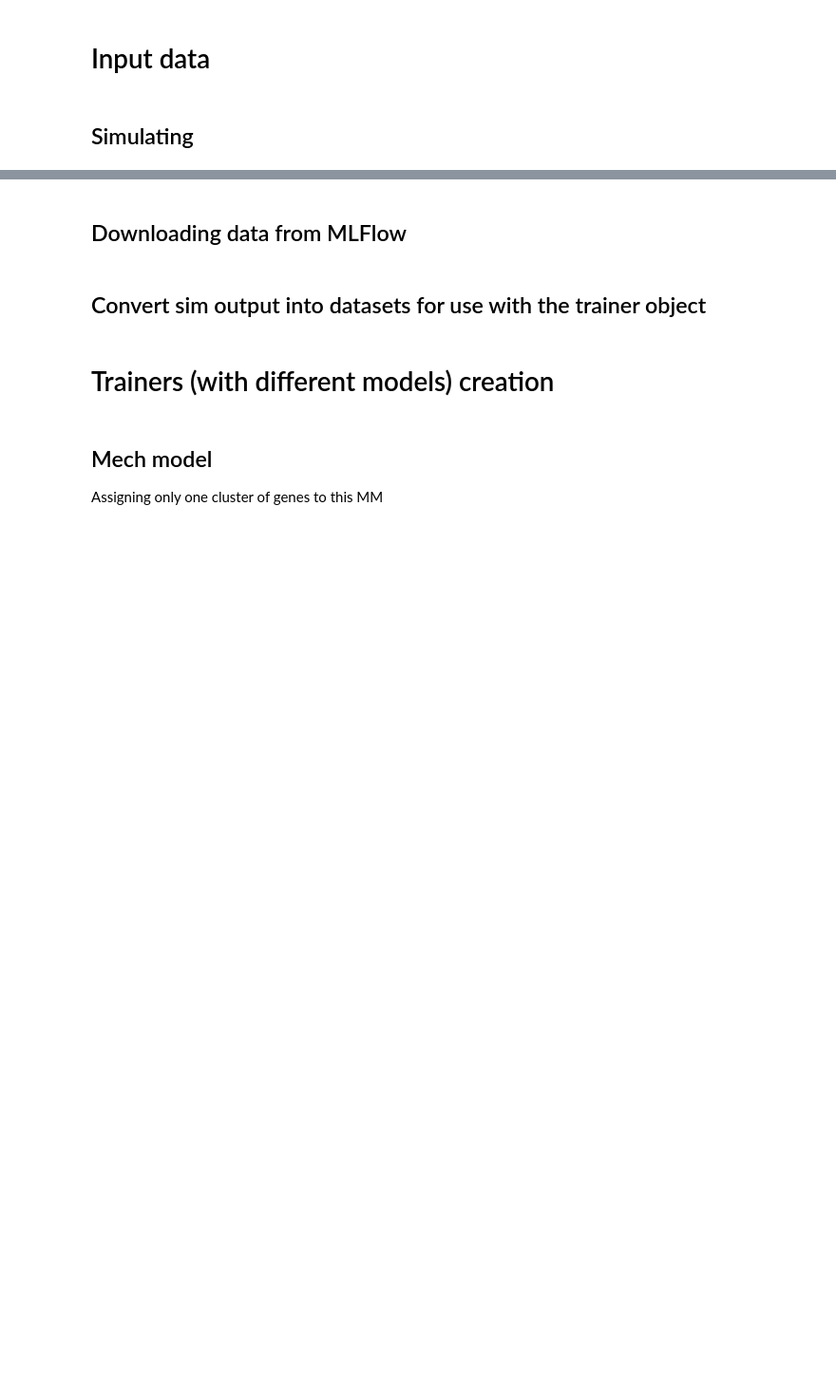
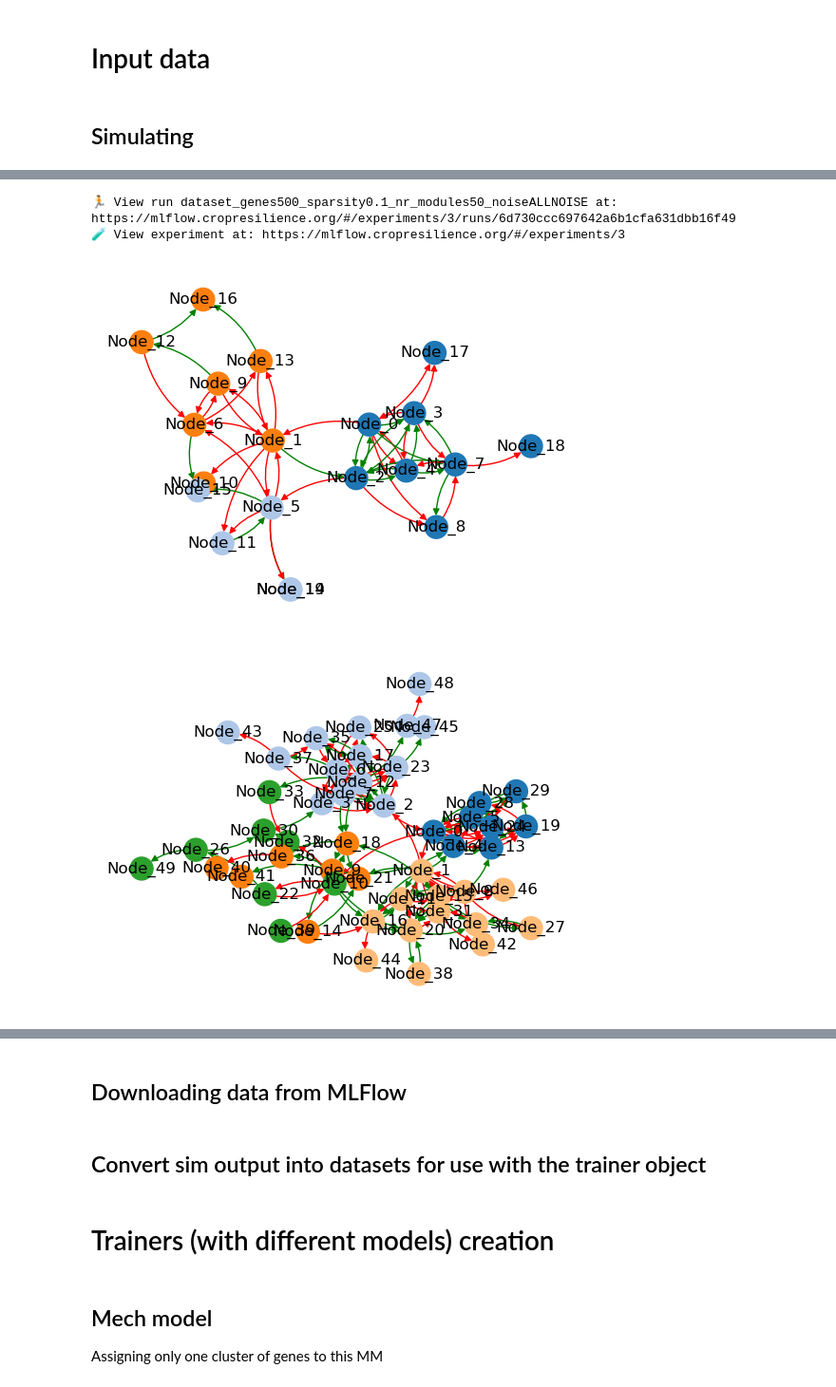
Before and after one commit to CropXR/HALCYON, a Jupyter notebook: notebooks/01_generate_data_and_train_models.ipynb, the cells around one changed output, grey strips where cells are left out. Shown at 95% size. Cells and saved outputs as stored; diff of their text form; code cells hidden in the pictures; blank space fills up the shorter version.

Commit message:
Generated datasets and logged to mlflow

```diff
--- a/notebooks/01_generate_data_and_train_models.ipynb
+++ b/notebooks/01_generate_data_and_train_models.ipynb
@@ -61,49 +63,51 @@ mlflow.set_experiment_tag("Tool name", "HALCYON")
 # %% [markdown]
 ## Simulating
 # %%
-nr_genes_list = [20]
-nr_modules_list = [4]
+nr_genes_list =   [20, 50, 100, 500]
+nr_modules_list = [2,  5,  10,  50 ]
 sparsity_list = [0.1]
-out_path = Path("../data/hybrid_model_with_noise")
 keep_self_interactions = False
+out_path = Path("../data/datasets_for_mlflow_logging")
+settings_path = Path("../setting_files/gnw_testing_runs_settings.txt")
 
 sim_outputs: list[SimulationResult] = []
-for nr_genes in nr_genes_list:
-    for nr_modules in nr_modules_list:
-        for sparsity in sparsity_list:
-            gnw_sim = GNWSimRunner(
-                settings_path=Path("../setting_files/gnw_testing_runs_settings.txt"),
-            )
-            generated_data_path = out_path / f"genes_{nr_genes}_modules_{nr_modules}_sparsity_{sparsity}"
-            generated_data_path.mkdir(parents=True, exist_ok=True)
-            network_name = 'my_network'
-            sim_output = gnw_sim.run_simulation(
-                n_genes=nr_genes,
-                sparsity=sparsity,
-                num_modules=nr_modules,
-                network_name=network_name,
-                output_path=generated_data_path,
-                keep_self_interactions=keep_self_interactions,
-                noise_level=NoiseLevel.ALLNOISE,
-            )
+for nr_genes, nr_modules in zip(nr_genes_list, nr_modules_list):
+    for sparsity in sparsity_list:
+        gnw_sim = GNWSimRunner(
+            settings_path=settings_path,
+        )
 
-            # sim_output.network.do_clustering()
+        generated_data_path = out_path / f"genes_{nr_genes}_modules_{nr_modules}_sparsity_{sparsity}"
+        generated_data_path.mkdir(parents=True, exist_ok=True)
+        network_name = 'my_network'
+        sim_output = gnw_sim.run_simulation(
+            n_genes=nr_genes,
+            sparsity=sparsity,
+            num_modules=nr_modules,
+            network_name=network_name,
+            output_path=generated_data_path,
+            keep_self_interactions=keep_self_interactions,
+            noise_level=NoiseLevel.ALLNOISE,
+        )
 
-            # print(number_weakly_connected_components(sim_output.network._graph))
+        sim_output.network.do_clustering()
+        assert number_weakly_connected_components(sim_output.network._graph) == 1, "The generated network is not fully connected."
 
-            # sim_output.network.plot()
-            # plt.show()
+        sim_output.network.plot()
+        fig_path = generated_data_path / "network_plot.png"
+        plt.savefig(fig_path)
 
-            sim_output.save_to_pkl(generated_data_path / "simulation_result.pkl")
+        sim_output.save_to_pkl(generated_data_path / "simulation_result.pkl")
 
-            with mlflow.start_run(run_name=f"dataset_genes{nr_genes}_sparsity{sparsity}_nr_modules{nr_modules}_noise{NoiseLevel.ALLNOISE.name}"):
-                mlflow.set_tag("run_type", "dataset")
-                mlflow.log_params({
-                    "nr_genes": nr_genes,
-                    "sparsity": sparsity,
-                    "num_modules": nr_modules,
-                    "noise_level": NoiseLevel.ALLNOISE.name,
-                    "seed": seed,
-                })
-
-                mlflow.log_artifacts(generated_data_path, artifact_path="dataset")
+        with mlflow.start_run(run_name=f"dataset_genes{nr_genes}_sparsity{sparsity}_nr_modules{nr_modules}_noise{NoiseLevel.ALLNOISE.name}"):
+            mlflow.set_tag("run_type", "dataset")
+            mlflow.log_params({
+                "nr_genes": nr_genes,
+                "sparsity": sparsity,
+                "num_modules": nr_modules,
+                "noise_level": NoiseLevel.ALLNOISE.name,
+                "seed": seed,
+            })
+            mlflow.log_artifacts(generated_data_path, artifact_path="dataset")
+            mlflow.log_artifact(settings_path)
+# %% [output]
@@ -109,0 +188,4 @@ for nr_genes in nr_genes_list:
+🏃 View run dataset_genes500_sparsity0.1_nr_modules50_noiseALLNOISE at: https://mlflow.cropresilience.org/#/experiments/3/runs/6d730ccc697642a6b1cfa631dbb16f49
+🧪 View experiment at: https://mlflow.cropresilience.org/#/experiments/3
+[figure, added]
+[figure, added]
```
Also changed, not shown: parts of 2 cells of this notebook.
